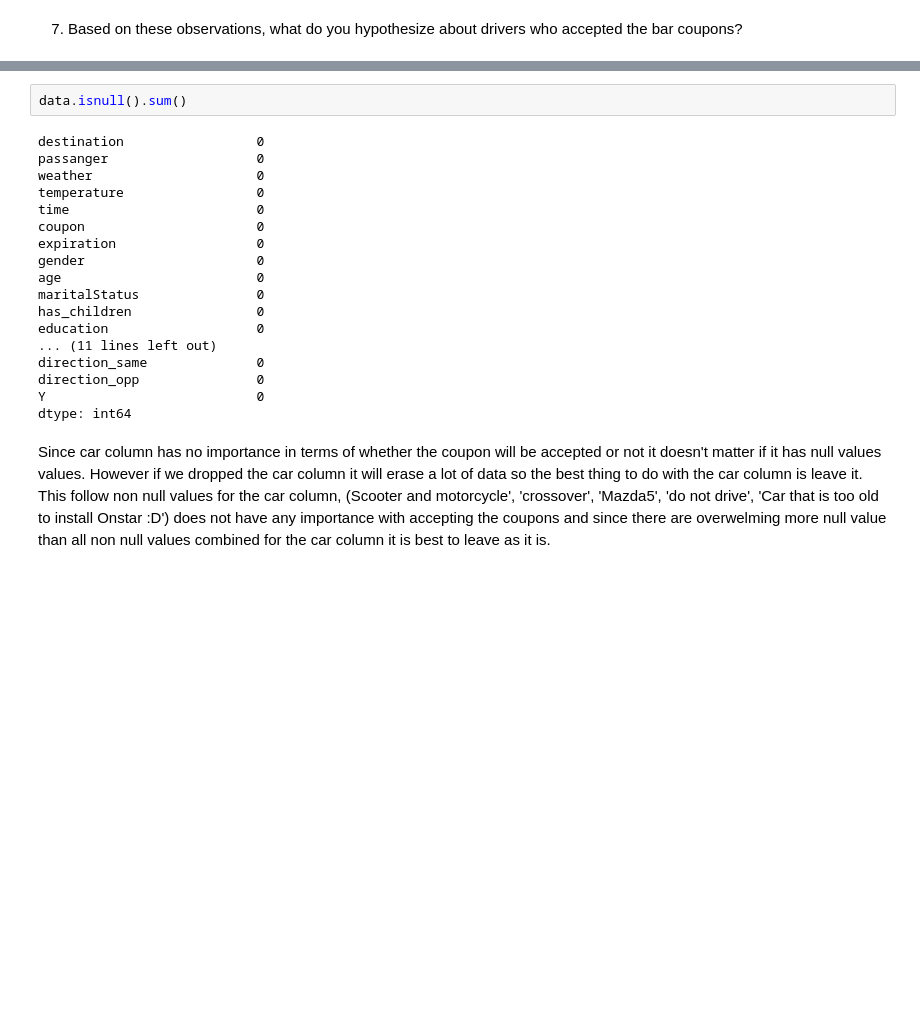
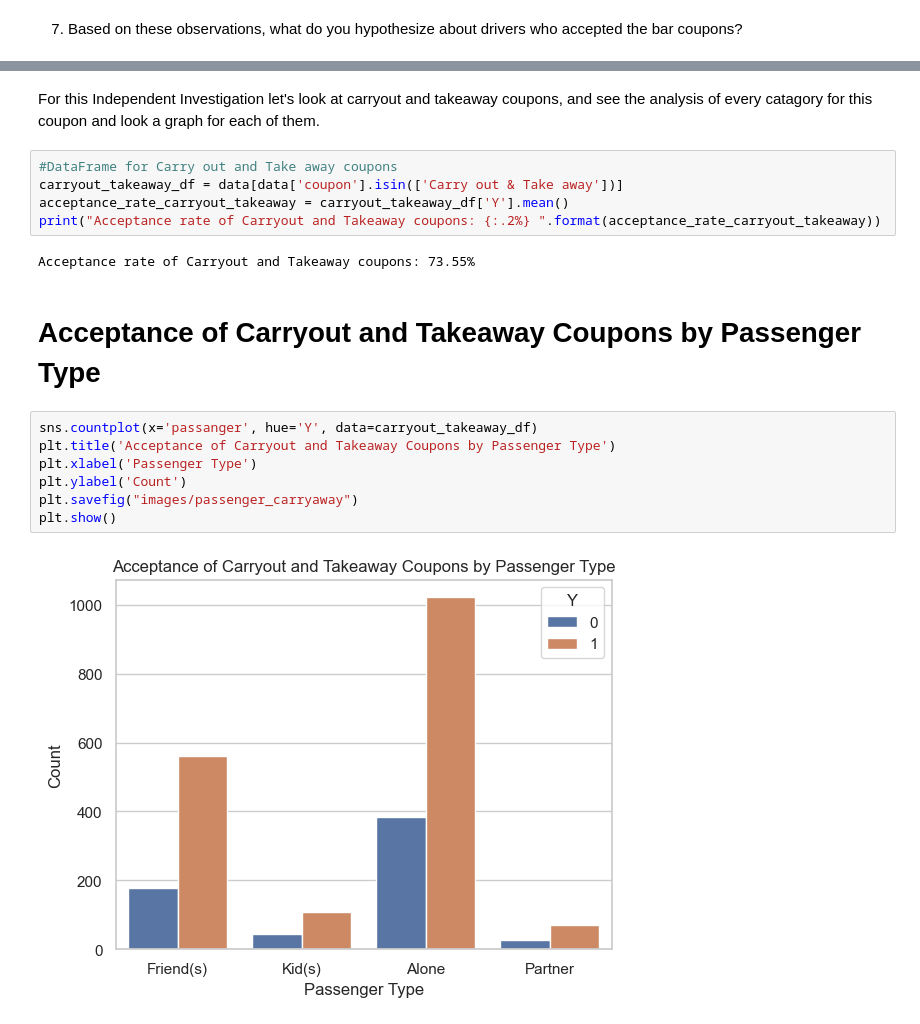
Before and after one commit to avarigonda/practical-application-, a Jupyter notebook: prompt.ipynb, the cells around one changed output, grey strips where cells are left out. Cells and saved outputs as stored; diff of their text form; blank space fills up the shorter version.

```diff
--- a/prompt.ipynb
+++ b/prompt.ipynb
@@ -411,26 +342,20 @@ Data columns (total 26 columns):
-# %%
-data.isnull().sum()
-# %% [output]
-destination                 0
-passanger                   0
-weather                     0
-temperature                 0
-time                        0
-coupon                      0
-expiration                  0
-gender                      0
-age                         0
-maritalStatus               0
-has_children                0
-education                   0
-... (11 lines left out)
-direction_same              0
-direction_opp               0
-Y                           0
-dtype: int64
-# %% [markdown]
-Since car column has no importance in terms of whether the coupon will be accepted or not it doesn't matter if it has null values
-values. However if we dropped the car column it will erase a lot of data so the best thing to do with the car column is
-leave it. This follow non null values for the car column, (Scooter and motorcycle', 'crossover', 'Mazda5', 'do not drive',
-'Car that is too old to install Onstar :D') does not have any importance with accepting the coupons and since there are
-overwelming more null value than all non null values combined for the car column it is best to leave as it is.
+# %% [markdown]
+For this Independent Investigation let's look at carryout and takeaway coupons, and see the analysis of every catagory for this coupon and look a graph for each of them.
+# %%
+#DataFrame for Carry out and Take away coupons
+carryout_takeaway_df = data[data['coupon'].isin(['Carry out & Take away'])]
+acceptance_rate_carryout_takeaway = carryout_takeaway_df['Y'].mean()
+print("Acceptance rate of Carryout and Takeaway coupons: {:.2%} ".format(acceptance_rate_carryout_takeaway))
+# %% [output]
+Acceptance rate of Carryout and Takeaway coupons: 73.55%
+# %% [markdown]
+# Acceptance of Carryout and Takeaway Coupons by Passenger Type
+# %%
+sns.countplot(x='passanger', hue='Y', data=carryout_takeaway_df)
+plt.title('Acceptance of Carryout and Takeaway Coupons by Passenger Type')
+plt.xlabel('Passenger Type')
+plt.ylabel('Count')
+plt.savefig("images/passenger_carryaway")
+plt.show()
+# %% [output]
+[figure, added]
```
Also changed, not shown: parts of 39 cells of this notebook, 8 other files.
